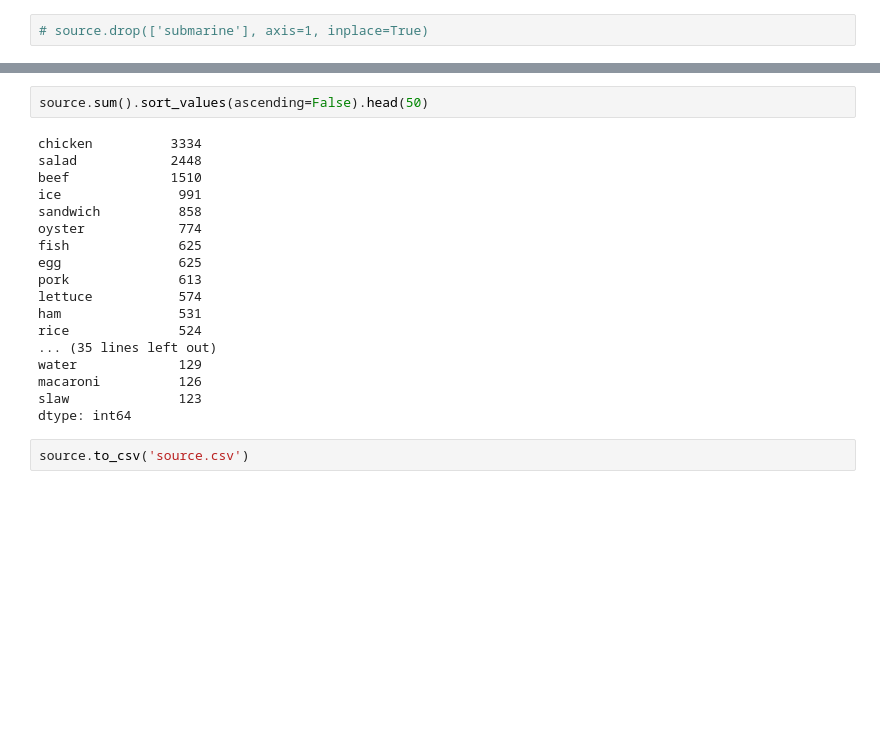
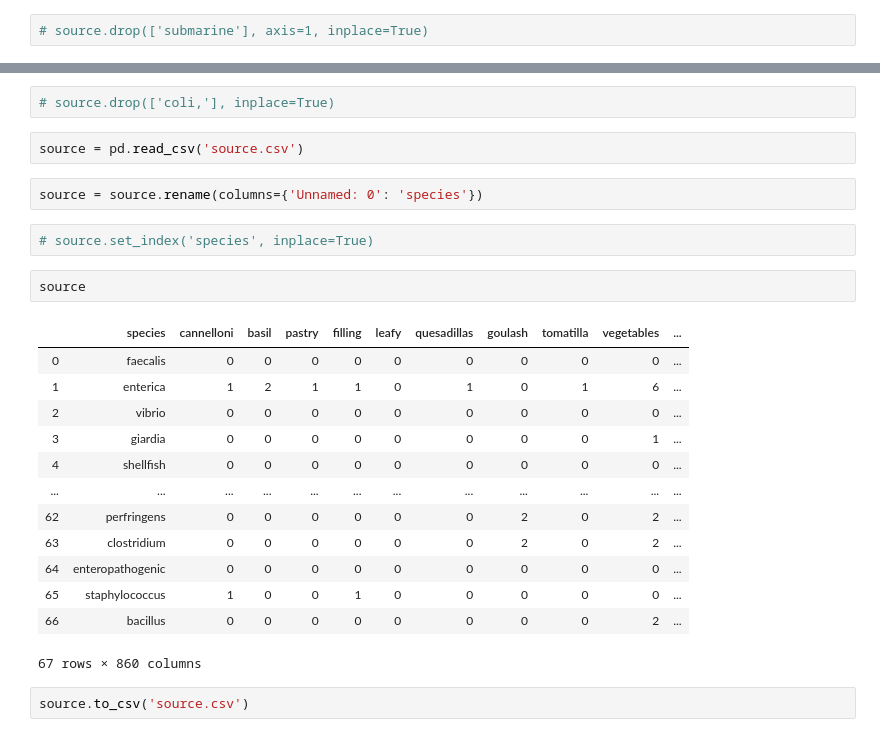
Before and after one commit to heathcliffs34/capstone_1, a Jupyter notebook: capstone1_string_cleaning.ipynb, the cells around one changed output, grey strips where cells are left out. Drawn from its saved outputs; the diff is of its cells as text; blank space fills up the shorter version.

```diff
--- a/capstone1_string_cleaning.ipynb
+++ b/capstone1_string_cleaning.ipynb
@@ -146,22 +146,26 @@ source.drop(['eggs'], axis=1, inplace=True)
-# %%
-source.sum().sort_values(ascending=False).head(50)
-# %% [output]
-chicken          3334
-salad            2448
-beef             1510
-ice               991
-sandwich          858
-oyster            774
-fish              625
-egg               625
-pork              613
-lettuce           574
-ham               531
-rice              524
-... (35 lines left out)
-water             129
-macaroni          126
-slaw              123
-dtype: int64
+# %%
+# source.drop(['coli,'], inplace=True)
+# %%
+source = pd.read_csv('source.csv')
+# %%
+source = source.rename(columns={'Unnamed: 0': 'species'})
+# %%
+# source.set_index('species', inplace=True)
+# %%
+source
+# %% [output]
+|  | species | cannelloni | basil | pastry | filling | leafy | quesadillas | goulash | tomatilla | vegetables | ... |
+| 0 | faecalis | 0 | 0 | 0 | 0 | 0 | 0 | 0 | 0 | 0 | ... |
+| 1 | enterica | 1 | 2 | 1 | 1 | 0 | 1 | 0 | 1 | 6 | ... |
+| 2 | vibrio | 0 | 0 | 0 | 0 | 0 | 0 | 0 | 0 | 0 | ... |
+| 3 | giardia | 0 | 0 | 0 | 0 | 0 | 0 | 0 | 0 | 1 | ... |
+| 4 | shellfish | 0 | 0 | 0 | 0 | 0 | 0 | 0 | 0 | 0 | ... |
+| ... | ... | ... | ... | ... | ... | ... | ... | ... | ... | ... | ... |
+| 62 | perfringens | 0 | 0 | 0 | 0 | 0 | 0 | 2 | 0 | 2 | ... |
+| 63 | clostridium | 0 | 0 | 0 | 0 | 0 | 0 | 2 | 0 | 2 | ... |
+| 64 | enteropathogenic | 0 | 0 | 0 | 0 | 0 | 0 | 0 | 0 | 0 | ... |
+| 65 | staphylococcus | 1 | 0 | 0 | 1 | 0 | 0 | 0 | 0 | 0 | ... |
+| 66 | bacillus | 0 | 0 | 0 | 0 | 0 | 0 | 0 | 0 | 2 | ... |
+67 rows × 860 columns
 # %%
 source.to_csv('source.csv')
```
Also changed, not shown: parts of 2 cells of this notebook, 2 other files.
